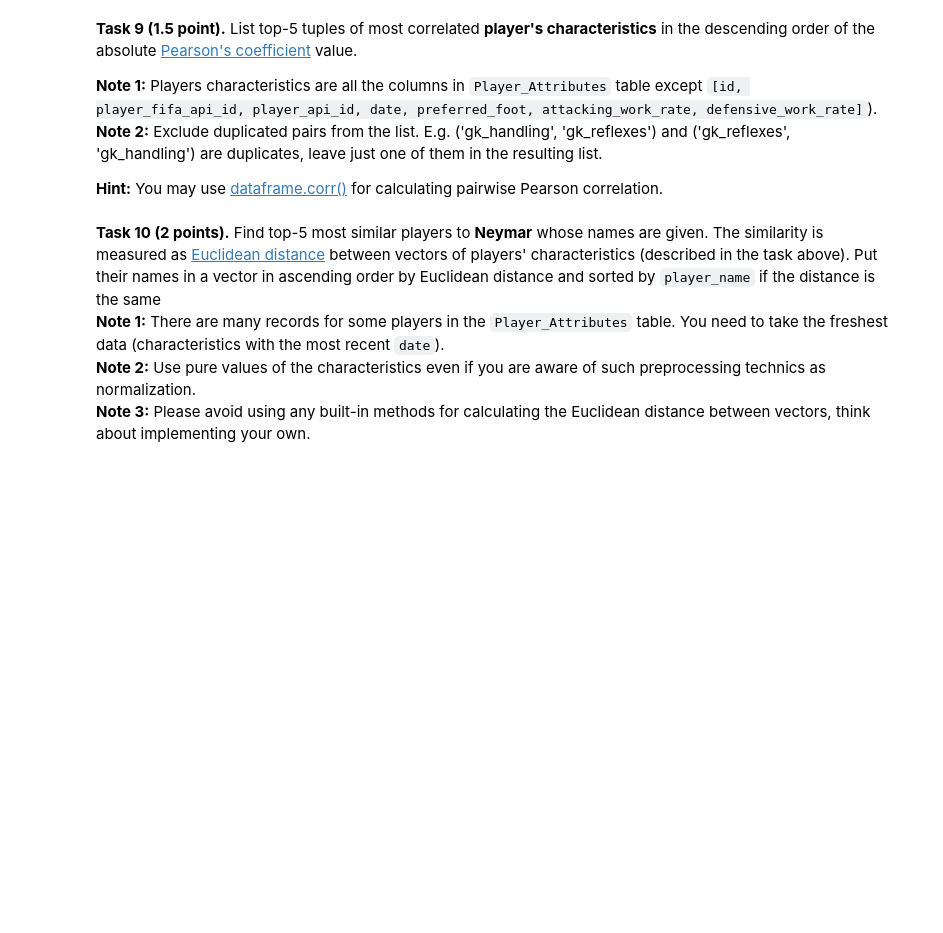
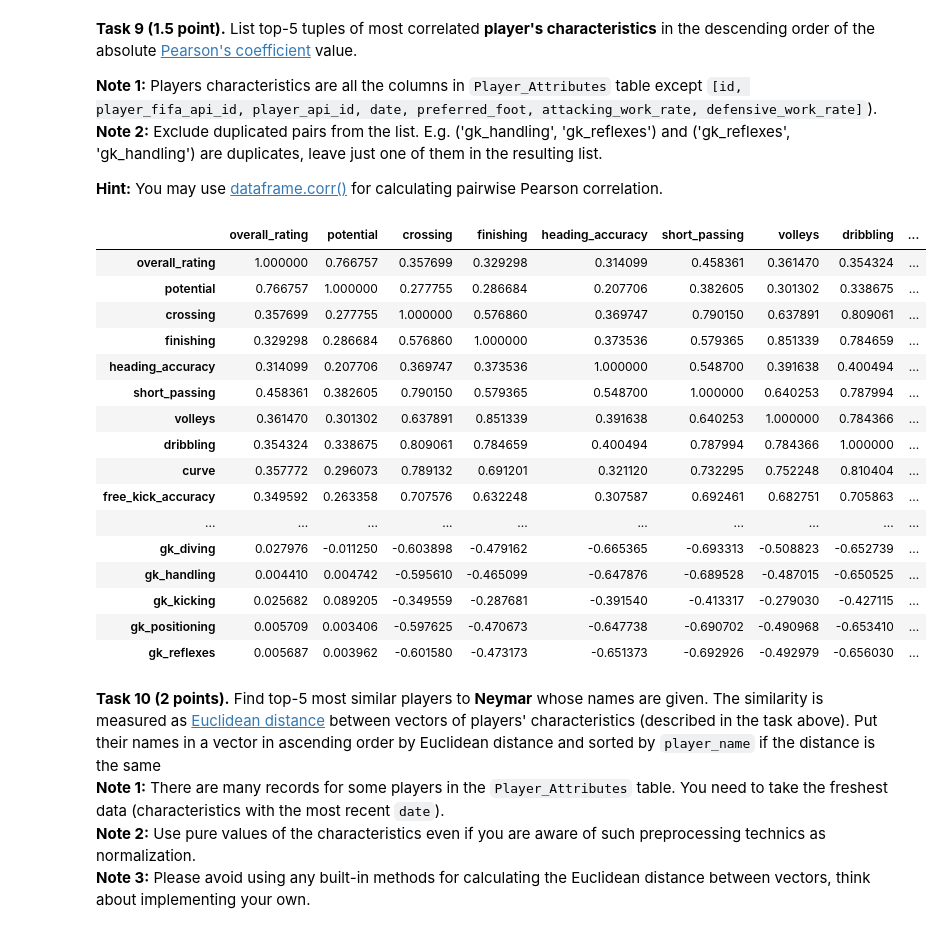
Before and after one commit to slobby/ml_task1, a Jupyter notebook: pandas_task.ipynb, the cells around one changed output. Saved outputs shown, nothing was run; the diff lists cells and outputs as text; code cells hidden in the pictures; blank space fills up the shorter version.

```diff
--- a/pandas_task.ipynb
+++ b/pandas_task.ipynb
@@ -90,3 +98,26 @@ top_correlated_features = [(0,0),(0,0),(0,0)]
+# %%
+player_attributes_data = pd.read_sql("SELECT * FROM Player_Attributes;", db)
+pure_player_attributes_data = player_attributes_data.drop(columns=['id', 'player_fifa_api_id', 'player_api_id', 'date', 'preferred_foot', 'attacking_work_rate', 'defensive_work_rate'])
+pure_player_attributes_data.corr()
+# top_correlated_features = [(0,0),(0,0),(0,0)]
+# %% [output]
+|  | overall_rating | potential | crossing | finishing | heading_accuracy | short_passing | volleys | dribbling | ... |
+| overall_rating | 1.000000 | 0.766757 | 0.357699 | 0.329298 | 0.314099 | 0.458361 | 0.361470 | 0.354324 | ... |
+| potential | 0.766757 | 1.000000 | 0.277755 | 0.286684 | 0.207706 | 0.382605 | 0.301302 | 0.338675 | ... |
+| crossing | 0.357699 | 0.277755 | 1.000000 | 0.576860 | 0.369747 | 0.790150 | 0.637891 | 0.809061 | ... |
+| finishing | 0.329298 | 0.286684 | 0.576860 | 1.000000 | 0.373536 | 0.579365 | 0.851339 | 0.784659 | ... |
+| heading_accuracy | 0.314099 | 0.207706 | 0.369747 | 0.373536 | 1.000000 | 0.548700 | 0.391638 | 0.400494 | ... |
+| short_passing | 0.458361 | 0.382605 | 0.790150 | 0.579365 | 0.548700 | 1.000000 | 0.640253 | 0.787994 | ... |
+| volleys | 0.361470 | 0.301302 | 0.637891 | 0.851339 | 0.391638 | 0.640253 | 1.000000 | 0.784366 | ... |
+| dribbling | 0.354324 | 0.338675 | 0.809061 | 0.784659 | 0.400494 | 0.787994 | 0.784366 | 1.000000 | ... |
+| curve | 0.357772 | 0.296073 | 0.789132 | 0.691201 | 0.321120 | 0.732295 | 0.752248 | 0.810404 | ... |
+| free_kick_accuracy | 0.349592 | 0.263358 | 0.707576 | 0.632248 | 0.307587 | 0.692461 | 0.682751 | 0.705863 | ... |
+| ... | ... | ... | ... | ... | ... | ... | ... | ... | ... |
+| gk_diving | 0.027976 | -0.011250 | -0.603898 | -0.479162 | -0.665365 | -0.693313 | -0.508823 | -0.652739 | ... |
+| gk_handling | 0.004410 | 0.004742 | -0.595610 | -0.465099 | -0.647876 | -0.689528 | -0.487015 | -0.650525 | ... |
+| gk_kicking | 0.025682 | 0.089205 | -0.349559 | -0.287681 | -0.391540 | -0.413317 | -0.279030 | -0.427115 | ... |
+| gk_positioning | 0.005709 | 0.003406 | -0.597625 | -0.470673 | -0.647738 | -0.690702 | -0.490968 | -0.653410 | ... |
+| gk_reflexes | 0.005687 | 0.003962 | -0.601580 | -0.473173 | -0.651373 | -0.692926 | -0.492979 | -0.656030 | ... |
 # %% [markdown]
 **Task 10 (2 points).** Find top-5 most similar players to **Neymar** whose names are given. The similarity is measured as [Euclidean distance](https://en.wikipedia.org/wiki/Euclidean_distance) between vectors of players' characteristics (described in the task above). Put their names in a vector in ascending order by Euclidean distance and sorted by `player_name` if the distance is the same<br>
 **Note 1:** There are many records for some players in the `Player_Attributes` table. You need to take the freshest data (characteristics with the most recent `date`). <br>
```
Also changed, not shown: parts of 3 cells of this notebook.
